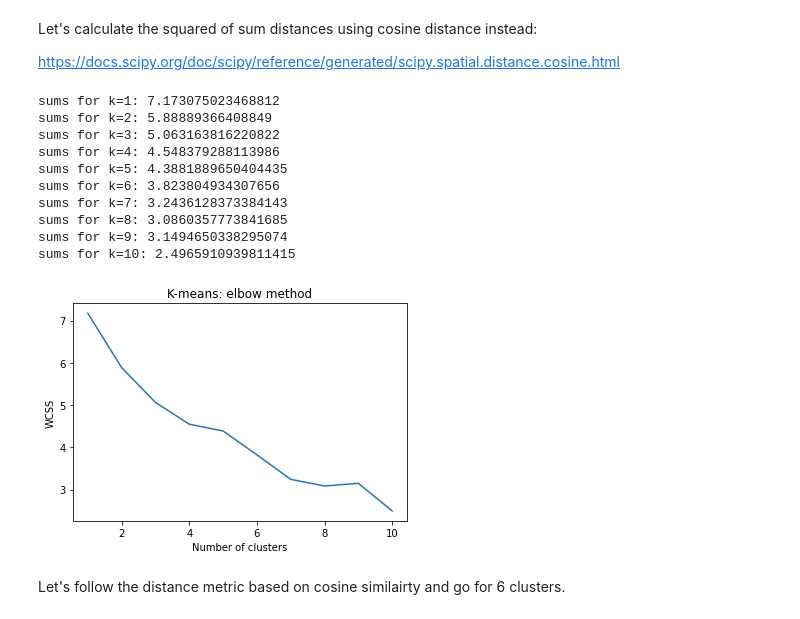
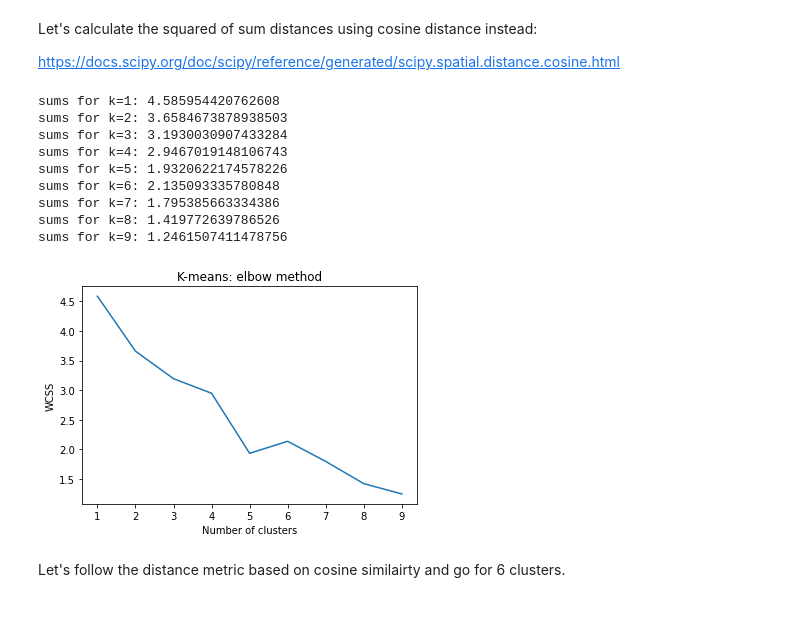
Before and after one commit to exfalsoquodlibet/behavioural-sci-perception, a Jupyter notebook: notebooks/news_media/emerging_words.ipynb, the cells around one changed output. Drawn from its saved outputs; the diff is of its cells as text; code cells hidden in the pictures.

Commit message:
updated analysis in news_media/emerging_words.ipynb

```diff
--- a/notebooks/news_media/emerging_words.ipynb
+++ b/notebooks/news_media/emerging_words.ipynb
@@ -96,0 +110,2 @@ news_uk.data[['full_text', 'preproc_text']][:1]
+# %%
+emerging_words_freqs = allwords_freqs[[col for col in  allwords_freqs.columns if col in WORDS_TO_KEEP]]
@@ -125,7 +161,7 @@ embeddings successfully loaded
 # %% [markdown]
 First, let's check whether all the top-50 emerging words have a word2vec representation (this depends on the data on which the word2vec model was trained).
 # %%
-emerging_words = allwords_freqs.sum().sort_values(ascending=False)[:50].index.to_list()
+emerging_words = emerging_words_freqs.sum().sort_values(ascending=False)[:50].index.to_list()
 # %%
 [word for word in emerging_words if not word in w2v_embeddings.vocab]
 # %% [output]
@@ -135,7 +171,7 @@ Let's recode:
 `covid-19` as `coronavirus` (present in the list and in the word2vec model)
 `herd_immunity` as `immunity`
 # %%
-emerging_words = ["immunity" if elem=="herd_immunity" else elem for elem in emerging_words]
+emerging_words = ["coronavirus" if elem=="covid-19" else elem for elem in emerging_words]
 # %% [markdown]
 Retrieve embeddings
 # %%
@@ -233,7 +269,7 @@ https://docs.scipy.org/doc/scipy/reference/generated/scipy.spatial.distance.cosi
 from scipy.spatial.distance import cosine, euclidean
 # %%
 wcss = []
-for k in range(1,11):
+for k in range(1,10):
     kclusterer = KMeansClusterer(k, distance=cosine_distance)
     assigned_clusters = kclusterer.cluster(X, assign_clusters=True)
 
@@ -248,24 +284,23 @@ for k in range(1,11):
     print(f"sums for k={k}: {np.sum(distances_)}")
     wcss.append(np.sum(distances_))
 # %% [output]
-sums for k=1: 7.173075023468812
-sums for k=2: 5.88889366408849
-sums for k=3: 5.063163816220822
-sums for k=4: 4.548379288113986
-sums for k=5: 4.3881889650404435
-sums for k=6: 3.823804934307656
-sums for k=7: 3.2436128373384143
-sums for k=8: 3.0860357773841685
-sums for k=9: 3.1494650338295074
-sums for k=10: 2.4965910939811415
+sums for k=1: 4.585954420762608
+sums for k=2: 3.6584673878938503
+sums for k=3: 3.1930030907433284
+sums for k=4: 2.9467019148106743
+sums for k=5: 1.9320622174578226
+sums for k=6: 2.135093335780848
+sums for k=7: 1.795385663334386
+sums for k=8: 1.419772639786526
+sums for k=9: 1.2461507411478756
 # %%
-plt.plot(range(1,11), wcss)
+plt.plot(range(1,10), wcss)
 plt.title("K-means: elbow method")
 plt.xlabel("Number of clusters")
 plt.ylabel("WCSS")
 plt.show()
 # %% [output]
-[figure, old version]
+[figure, new version]
 # %% [markdown]
 Let's follow the distance metric based on cosine similairty and go for 6 clusters.
 # %%
```
Also changed, not shown: parts of 19 cells of this notebook.
